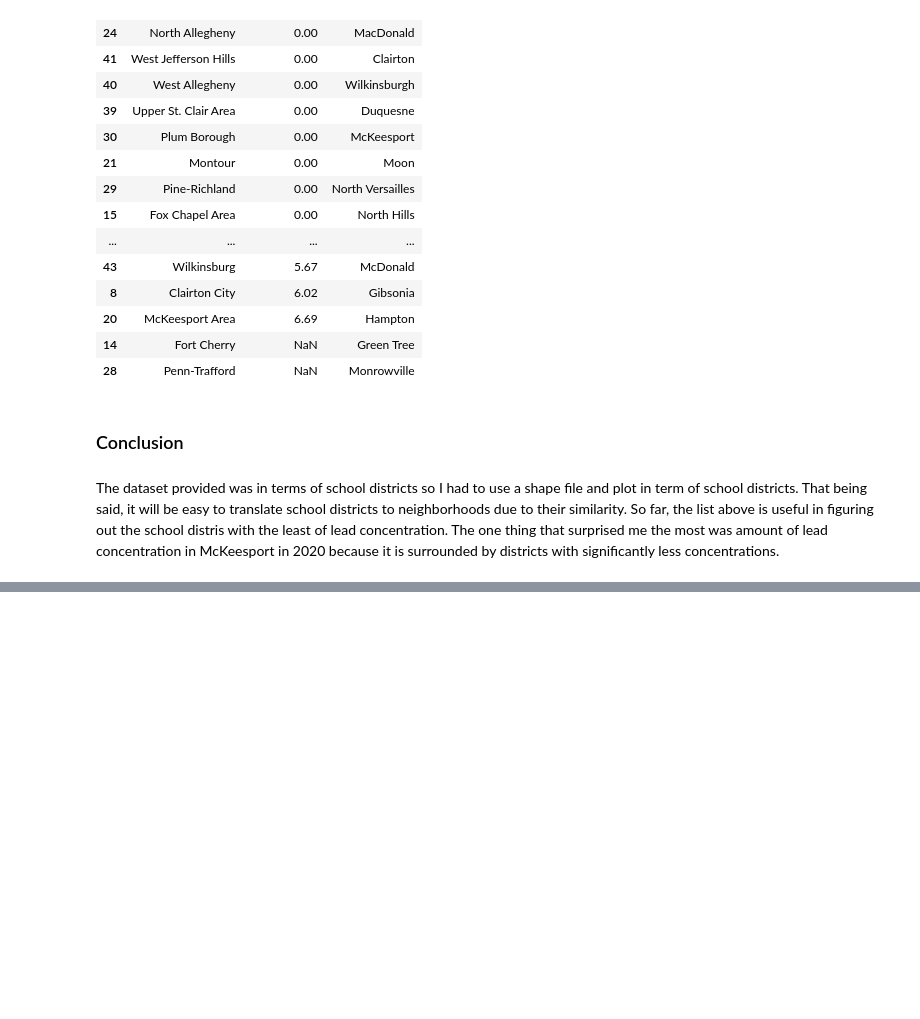
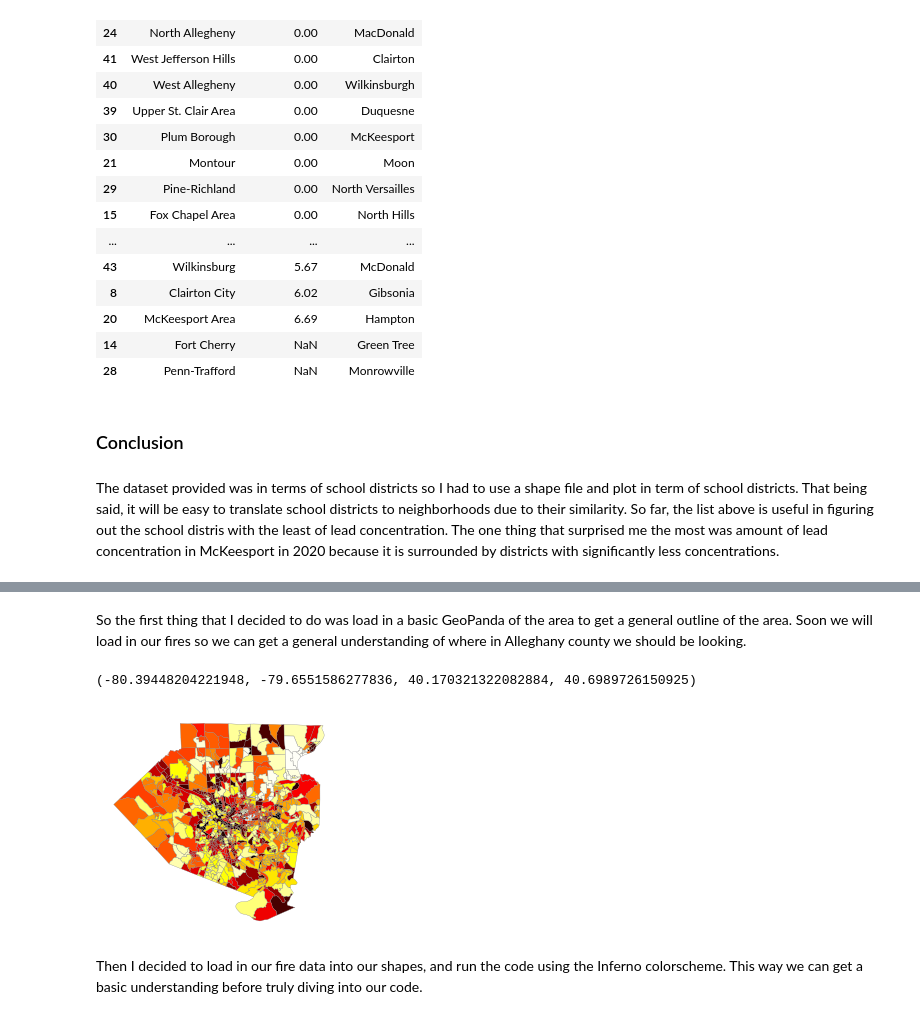
Before and after one commit to jas675/Big-Ideas-Final-Project, a Jupyter notebook: Final Notebook.ipynb, the cells around one changed output, grey strips where cells are left out. Drawn from its saved outputs; the diff is of its cells as text; code cells hidden in the pictures; blank space fills up the shorter version.

```diff
--- a/Final Notebook.ipynb
+++ b/Final Notebook.ipynb
@@ -246,0 +259,10 @@ The dataset provided was in terms of school districts so I had to use a shape fi
+# %% [markdown]
+So the first thing that I decided to do was load in a basic GeoPanda of the area to get a general outline of the area. Soon we will load in our fires so we can get a general understanding of where in Alleghany county we should be looking.
+# %%
+map.plot(cmap='hot', linewidth=0.3, edgecolor='0.5', legend = True)
+plt.axis('off')
+# %% [output]
+(-80.39448204221948, -79.6551586277836, 40.170321322082884, 40.6989726150925)
+[figure, added]
+# %% [markdown]
+Then I decided to load in our fire data into our shapes, and run the code using the Inferno colorscheme. This way we can get a basic understanding before truly diving into our code.
```
Also changed, not shown: parts of 36 cells of this notebook.
